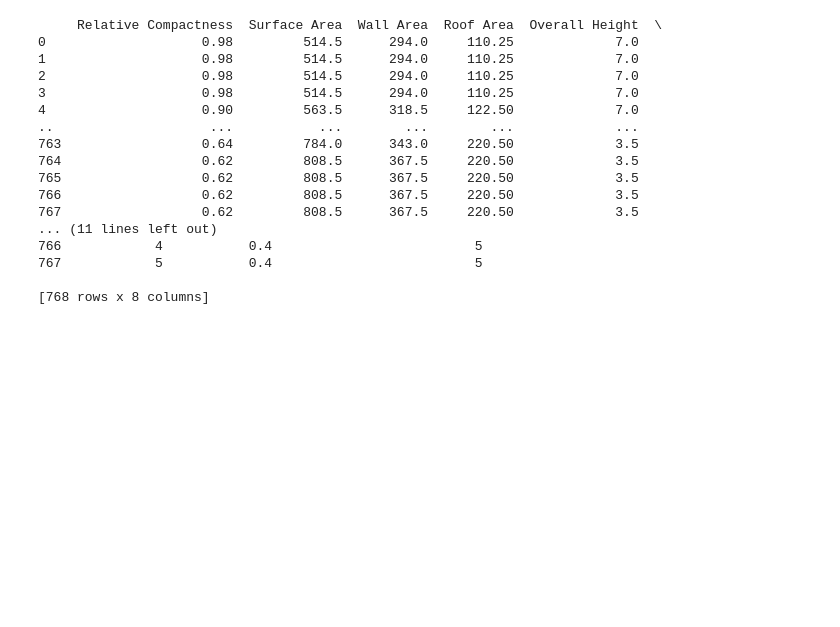
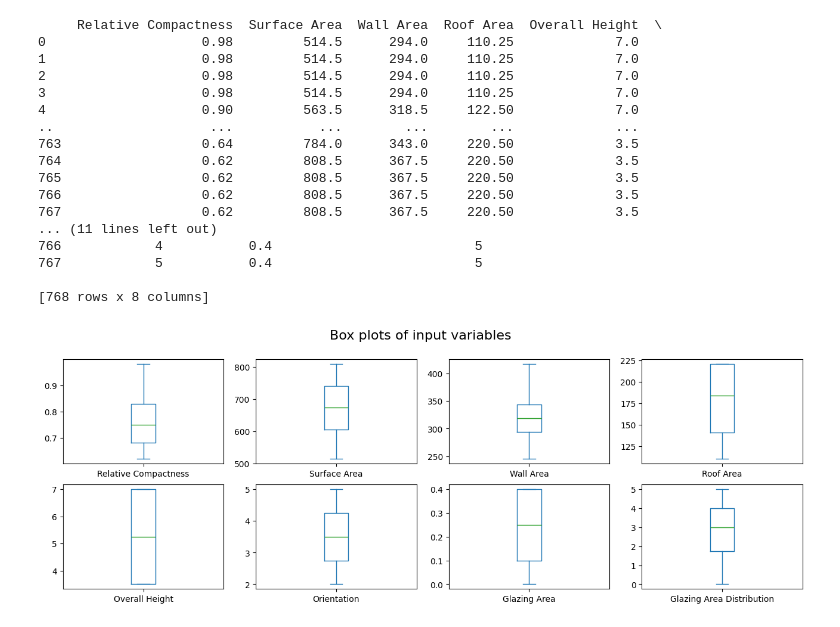
Before and after one commit to Pakkutaq/ml_project1, a Jupyter notebook: visualization.ipynb, the cells around one changed output. Cells and saved outputs as stored; diff of their text form; code cells hidden in the pictures; blank space fills up the shorter version.

Commit message:
Plots of first 3 questions part 3

```diff
--- a/visualization.ipynb
+++ b/visualization.ipynb
@@ -34,3 +34,11 @@ print(X)
 767            5           0.4                          5
 
 [768 rows x 8 columns]
+# %%
+import matplotlib.pyplot as plt
+X.plot(kind='box', subplots=True, layout=(2, 4), figsize=(16,5), sharex=False, sharey=False)
+plt.suptitle("Boxplots of input variables", fontsize=16)
+plt.show()
+X.describe()
+# %% [output]
+[figure, added]
```
Also changed, not shown: parts of 7 cells of this notebook, 1 other file.
